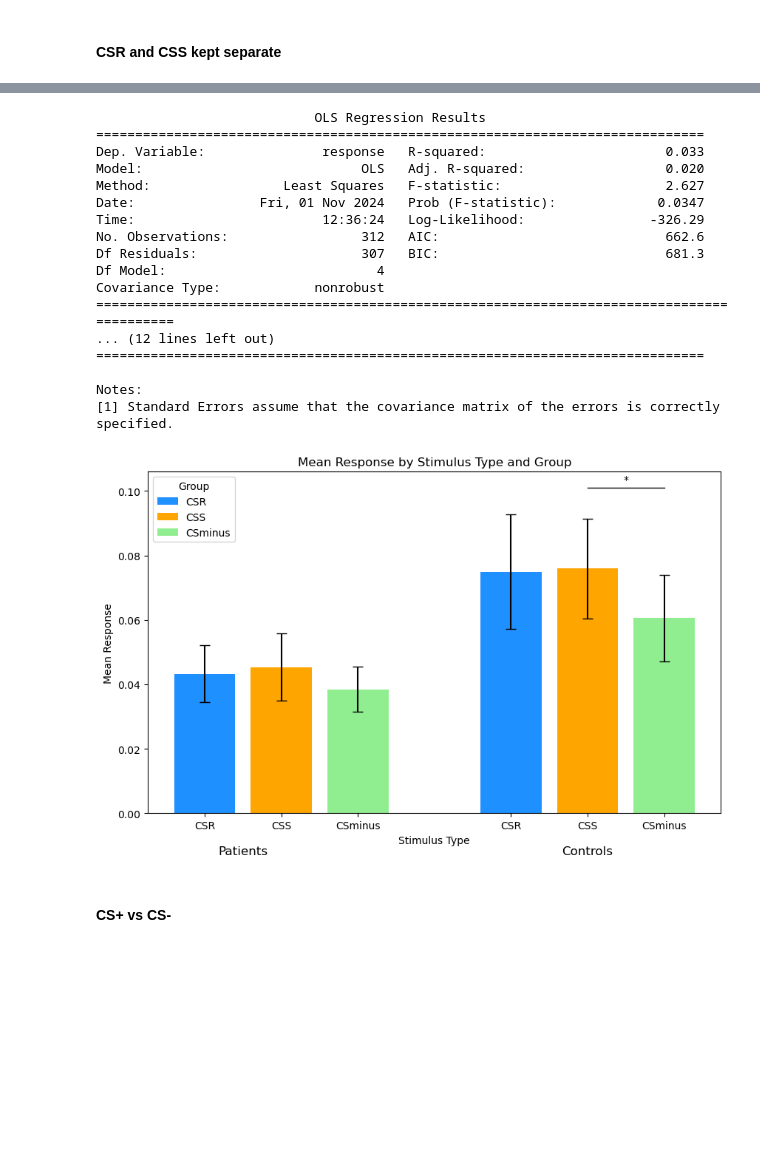
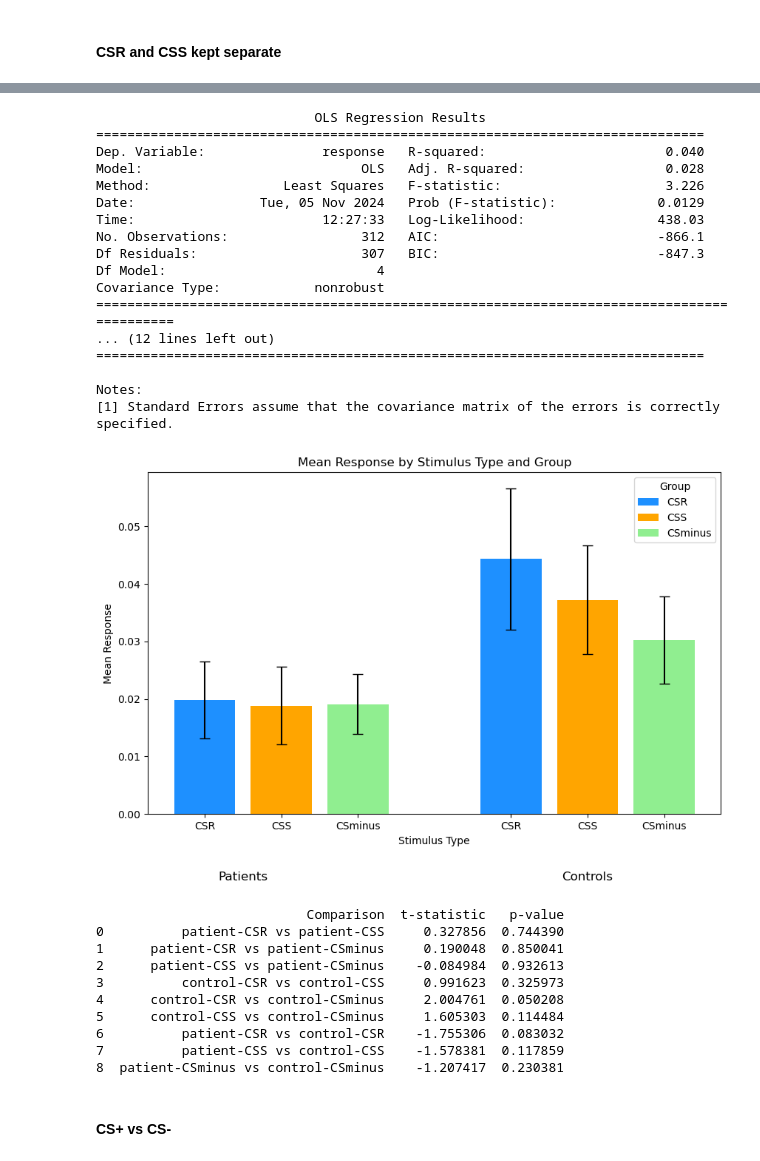
Before and after one commit to gillgrennan/narsad, a Jupyter notebook: NARSAD-scr.ipynb, the cells around one changed output, grey strips where cells are left out. Saved outputs shown, nothing was run; the diff lists cells and outputs as text; code cells hidden in the pictures; blank space fills up the shorter version.

```diff
--- a/NARSAD-scr.ipynb
+++ b/NARSAD-scr.ipynb
@@ -12,7 +12,7 @@ import pandas as pd
 import numpy as np
 
 # Parameters
-trialnumber = range(1, 25)  # Can adjust to first half of trials: range(1, 13)
+trialnumber = range(1, 13)  # Can adjust to first half of trials: range(1, 13)
 excludeparticipants = 1  # Set to 0 to include all participants
 rejtrials_threshold = 24  # Adjust the threshold as needed
 
@@ -179,13 +197,13 @@ print(model.summary())
 # %% [output]
                             OLS Regression Results
 ==============================================================================
-Dep. Variable:               response   R-squared:                       0.033
-Model:                            OLS   Adj. R-squared:                  0.020
-Method:                 Least Squares   F-statistic:                     2.627
-Date:                Fri, 01 Nov 2024   Prob (F-statistic):             0.0347
-Time:                        12:36:24   Log-Likelihood:                -326.29
-No. Observations:                 312   AIC:                             662.6
-Df Residuals:                     307   BIC:                             681.3
+Dep. Variable:               response   R-squared:                       0.040
+Model:                            OLS   Adj. R-squared:                  0.028
+Method:                 Least Squares   F-statistic:                     3.226
+Date:                Tue, 05 Nov 2024   Prob (F-statistic):             0.0129
+Time:                        12:27:33   Log-Likelihood:                 438.03
+No. Observations:                 312   AIC:                            -866.1
+Df Residuals:                     307   BIC:                            -847.3
 Df Model:                           4
 Covariance Type:            nonrobust
 ===========================================================================================
@@ -260,6 +278,9 @@ for group in ['patient', 'control']:
                 label=stim if group == 'patient' else "",  # Label only for patients
                 yerr=group_errors['response'], capsize=5)
 
+# Initialize table for storing t-test results
+t_test_results = []
+
 # Add significance markers
 def add_significance_markers(ax, comparisons, y_offset=0.02, bar_height=0.02):
     for (group1, stim1), (group2, stim2) in comparisons:
@@ -274,39 +295,61 @@ def add_significance_markers(ax, comparisons, y_offset=0.02, bar_height=0.02):
             data2 = long_data[(long_data['patient_group'] == group2) & (long_data['stim_type'] == stim2)]
             result = stats.ttest_ind(data1['response'], data2['response'], equal_var=False)
 
+        # Store results in table
+        t_test_results.append({
+            'Comparison': f"{group1}-{stim1} vs {group2}-{stim2}",
+            't-statistic': result.statistic,
+            'p-value': result.pvalue
+        })
+
+        # Add markers if significant
         if result.pvalue < 0.05:  # Customize significance level if needed
             x1 = x_positions[(group1, stim1)]
             x2 = x_positions[(group2, stim2)]
             max_y = group_means['response'].max() + 0.025  # Adjust this if needed
             ax.plot([x1, x2], [max_y, max_y], 'k-', lw=1)
             ax.text((x1 + x2) / 2, max_y + 0.001, '*', ha='center', va='bottom')
 
 # Define comparisons
 comparisons = [
     (('patient', 'CSR'), ('patient', 'CSS')),   # Patient CSR vs CSS
     (('patient', 'CSR'), ('patient', 'CSminus')),  # Patient CSR vs CSminus
     (('patient', 'CSS'), ('patient', 'CSminus')),  # Patient CSS vs CSminus
     (('control', 'CSR'), ('control', 'CSS')),   # Control CSR vs CSS
     (('control', 'CSR'), ('control', 'CSminus')),  # Control CSR vs CSminus
     (('control', 'CSS'), ('control', 'CSminus')),  # Control CSS vs CSminus
     (('patient', 'CSR'), ('control', 'CSR')),    # Between-group CSR
     (('patient', 'CSS'), ('control', 'CSS')),    # Between-group CSS
     (('patient', 'CSminus'), ('control', 'CSminus')) # Between-group CSminus
 ]
 
 add_significance_markers(plt.gca(), comparisons)
 # Add x-axis labels to indicate groups
 plt.text(0.5, -0.01, 'Patients', ha='center', va='top', fontsize=12)
 plt.text(5, -0.01, 'Controls', ha='center', va='top', fontsize=12)
 
 # Labeling and finalizing plot
 plt.xticks([0, 1, 2, 4, 5, 6], ['CSR', 'CSS', 'CSminus', 'CSR', 'CSS', 'CSminus'])
 plt.xlabel('Stimulus Type')
 plt.ylabel('Mean Response')
 plt.title('Mean Response by Stimulus Type and Group')
 plt.legend(title='Group')
 plt.show()
+
+# Display the table of t-test results
+t_test_df = pd.DataFrame(t_test_results)
+print(t_test_df)
 # %% [output]
-[figure, old version]
+[figure, new version]
+                           Comparison  t-statistic   p-value
+0          patient-CSR vs patient-CSS     0.327856  0.744390
+1      patient-CSR vs patient-CSminus     0.190048  0.850041
+2      patient-CSS vs patient-CSminus    -0.084984  0.932613
+3          control-CSR vs control-CSS     0.991623  0.325973
+4      control-CSR vs control-CSminus     2.004761  0.050208
+5      control-CSS vs control-CSminus     1.605303  0.114484
+6          patient-CSR vs control-CSR    -1.755306  0.083032
+7          patient-CSS vs control-CSS    -1.578381  0.117859
+8  patient-CSminus vs control-CSminus    -1.207417  0.230381
 # %% [markdown]
 #### CS+ vs CS-
```
Also changed, not shown: parts of 46 cells of this notebook, 1 other file.
